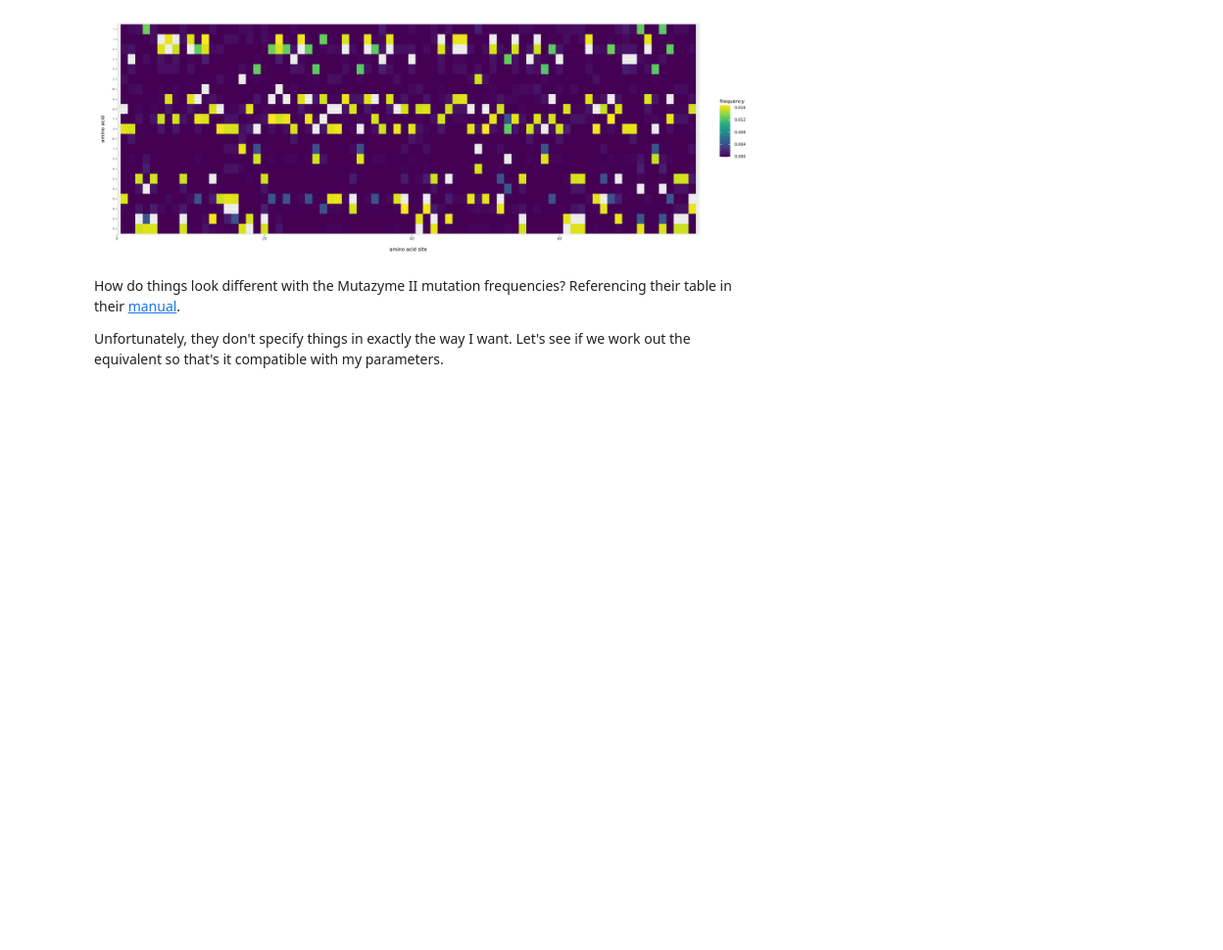
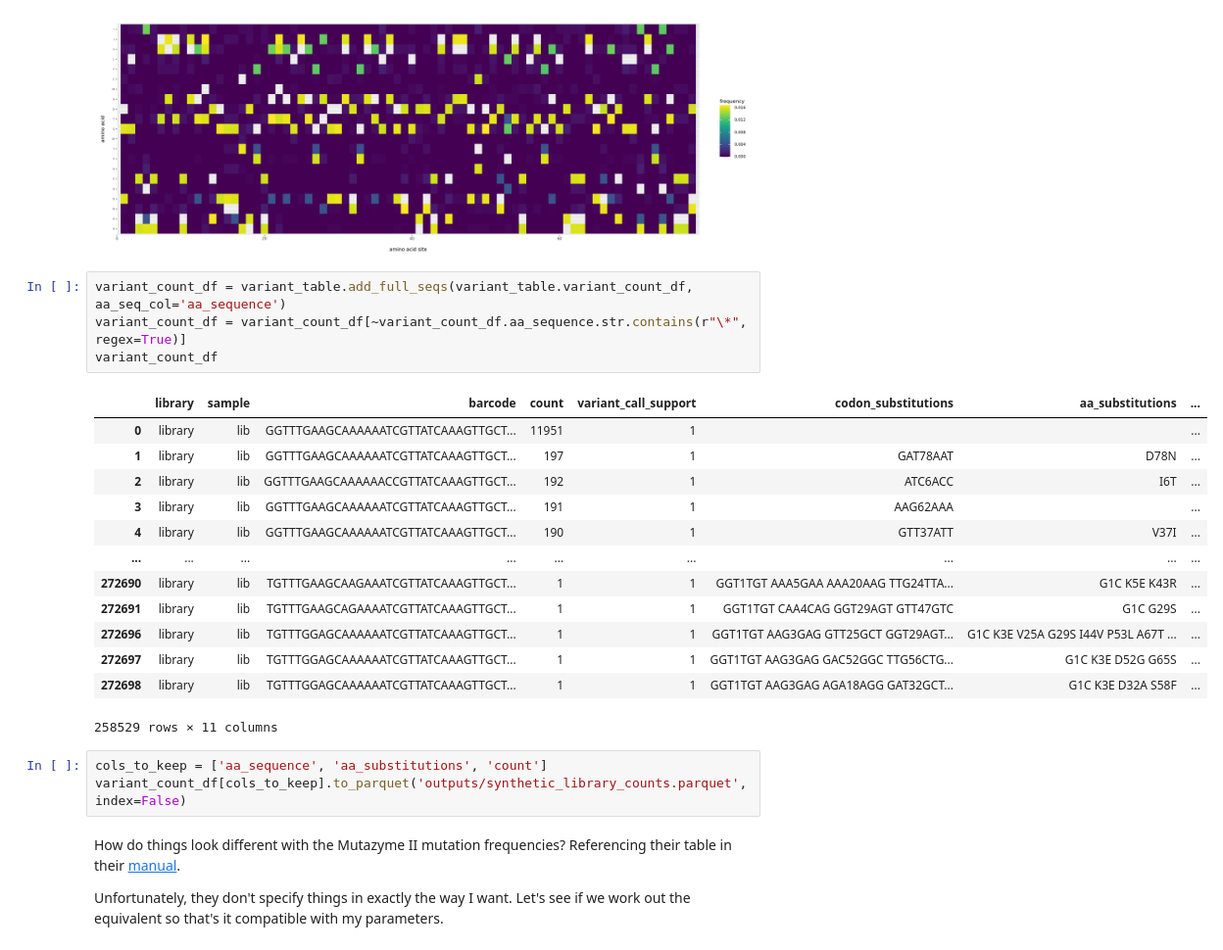
Before and after one commit to odgarrett/simulating-variant-effect-screens, a Jupyter notebook: simulate_epPCR.ipynb, the cells around one changed output. Shown at 98% size. Drawn from its saved outputs; the diff is of its cells as text; blank space fills up the shorter version.

```diff
--- a/simulate_epPCR.ipynb
+++ b/simulate_epPCR.ipynb
@@ -190,6 +190,27 @@ variant_table.variant_count_df
 variant_table.plotMutHeatmap('all', 'aa', count_or_frequency='frequency', widthscale=4, heightscale=3, samples=None)
 # %% [output]
 [figure]
+# %%
+variant_count_df = variant_table.add_full_seqs(variant_table.variant_count_df, aa_seq_col='aa_sequence')
+variant_count_df = variant_count_df[~variant_count_df.aa_sequence.str.contains(r"\*", regex=True)]
+variant_count_df
+# %% [output]
+|  | library | sample | barcode | count | variant_call_support | codon_substitutions | aa_substitutions | ... |
+| 0 | library | lib | GGTTTGAAGCAAAAAATCGTTATCAAAGTTGCT... | 11951 | 1 |  |  | ... |
+| 1 | library | lib | GGTTTGAAGCAAAAAATCGTTATCAAAGTTGCT... | 197 | 1 | GAT78AAT | D78N | ... |
+| 2 | library | lib | GGTTTGAAGCAAAAAACCGTTATCAAAGTTGCT... | 192 | 1 | ATC6ACC | I6T | ... |
+| 3 | library | lib | GGTTTGAAGCAAAAAATCGTTATCAAAGTTGCT... | 191 | 1 | AAG62AAA |  | ... |
+| 4 | library | lib | GGTTTGAAGCAAAAAATCGTTATCAAAGTTGCT... | 190 | 1 | GTT37ATT | V37I | ... |
+| ... | ... | ... | ... | ... | ... | ... | ... | ... |
+| 272690 | library | lib | TGTTTGAAGCAAGAAATCGTTATCAAAGTTGCT... | 1 | 1 | GGT1TGT AAA5GAA AAA20AAG TTG24TTA... | G1C K5E K43R | ... |
+| 272691 | library | lib | TGTTTGAAGCAGAAAATCGTTATCAAAGTTGCT... | 1 | 1 | GGT1TGT CAA4CAG GGT29AGT GTT47GTC | G1C G29S | ... |
+| 272696 | library | lib | TGTTTGGAGCAAAAAATCGTTATCAAAGTTGCT... | 1 | 1 | GGT1TGT AAG3GAG GTT25GCT GGT29AGT... | G1C K3E V25A G29S I44V P53L A67T ... | ... |
+| 272697 | library | lib | TGTTTGGAGCAAAAAATCGTTATCAAAGTTGCT... | 1 | 1 | GGT1TGT AAG3GAG GAC52GGC TTG56CTG... | G1C K3E D52G G65S | ... |
+| 272698 | library | lib | TGTTTGGAGCAAAAAATCGTTATCAAAGTTGCT... | 1 | 1 | GGT1TGT AAG3GAG AGA18AGG GAT32GCT... | G1C K3E D32A S58F | ... |
+258529 rows × 11 columns
+# %%
+cols_to_keep = ['aa_sequence', 'aa_substitutions', 'count']
+variant_count_df[cols_to_keep].to_parquet('outputs/synthetic_library_counts.parquet', index=False)
 # %% [markdown]
 How do things look different with the Mutazyme II mutation frequencies? Referencing their table in their [manual](https://www.agilent.com/cs/library/usermanuals/public/200552.pdf).
 
```
Also changed, not shown: parts of 2 cells of this notebook, 3 other files.
